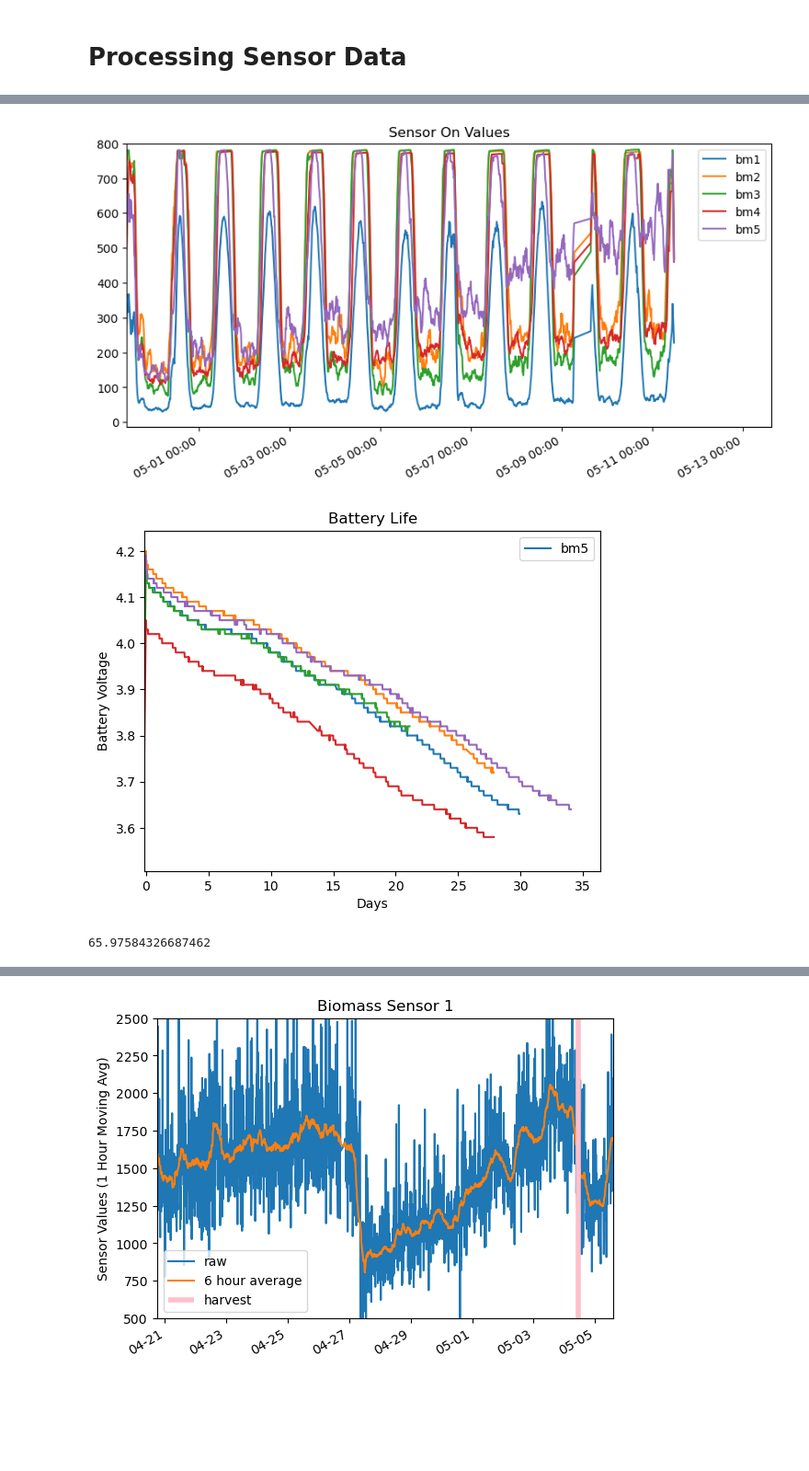
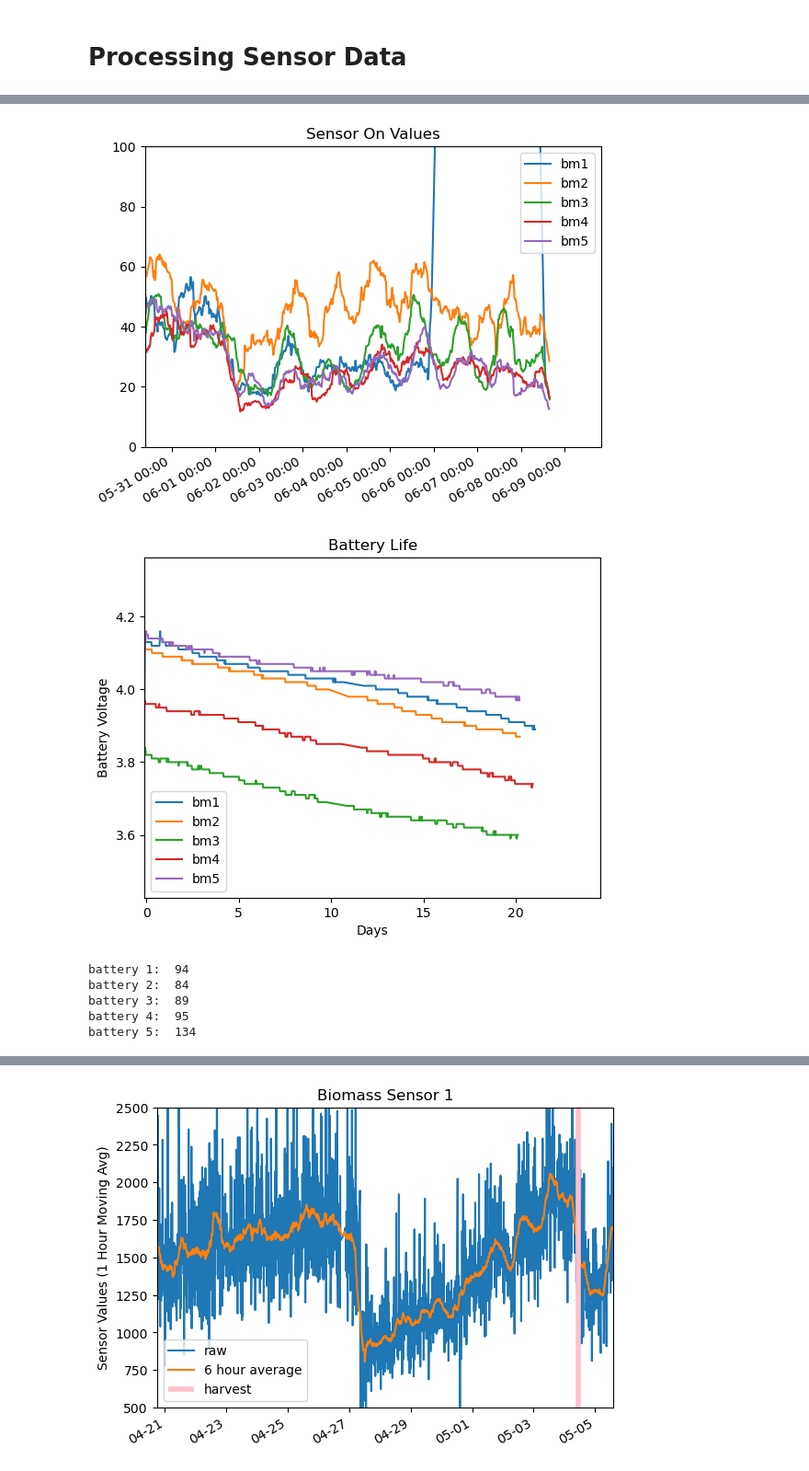
Before and after one commit to wFairmanOlin/Biomass, a Jupyter notebook: data/process_data.ipynb, the cells around one changed output, grey strips where cells are left out. Shown at 92% size. Cells and saved outputs as stored; diff of their text form; code cells hidden in the pictures; blank space fills up the shorter version.

```diff
--- a/data/process_data.ipynb
+++ b/data/process_data.ipynb
@@ -119,28 +114,37 @@ bm5:  2023-05-11 11:33:04-04:00   773   786   65140
 # %%
 # Set date format for x-axis labels
 date_fmt = '%m-%d %H:%M'
 # Use DateFormatter to set the data to the correct format.
 date_formatter = mdates.DateFormatter(date_fmt, tz=(pytz.timezone("US/Eastern")))
 
 
-lower = datetime(2023, 4, 29, hour=10)
+lower = datetime(2023, 5, 30, hour=9, minute=30)
 lower = pytz.timezone("US/Eastern").localize(lower)
+upper = datetime(2023, 6, 9, hour=20, minute=0)
+upper = pytz.timezone("US/Eastern").localize(upper)
 #plot
-plt.figure(figsize=(10,5))
-plt.plot(bm1.d_dt, moving_average(bm1.on, 10))
-plt.plot(bm2.d_dt, moving_average(bm2.on, 10))
-plt.plot(bm3.d_dt, moving_average(bm3.on, 10))
-plt.plot(bm4.d_dt, moving_average(bm4.on, 10))
-plt.plot(bm5.d_dt, moving_average(bm5.on, 10))
-plt.xlim(left=lower)
-plt.ylim(top=800)
+# plt.figure(figsize=(10,5))
+plt.figure()
+plt.plot(bm1.d_dt, moving_average(bm1.on - bm1.off, 24))
+plt.plot(bm2.d_dt, moving_average(bm2.on - bm2.off, 24))
+plt.plot(bm3.d_dt, moving_average(bm3.on - bm3.off, 24))
+plt.plot(bm4.d_dt, moving_average(bm4.on - bm4.off, 24))
+plt.plot(bm5.d_dt, moving_average(bm5.on - bm5.off, 24))
+# plt.plot(bm1.d_dt, moving_average(bm1.on, 2))
+# plt.plot(bm2.d_dt, moving_average(bm2.on, 2))
+# plt.plot(bm3.d_dt, moving_average(bm3.on, 2))
+# plt.plot(bm4.d_dt, moving_average(bm4.on, 2))
+# plt.plot(bm5.d_dt, moving_average(bm5.on, 2))
+plt.xlim(lower, upper)
+plt.ylim(0, 100)
+# plt.hlines(25, 0, 1e6, colors='salmon', linewidth=3)
 plt.title("Sensor On Values")
-plt.legend(['bm1','bm2', 'bm3', 'bm4', 'bm5'])
+plt.legend(['bm1','bm2', 'bm3', 'bm4', 'bm5'], loc='upper right')
 plt.gcf().autofmt_xdate()
 plt.gca().xaxis.set_major_formatter(date_formatter)
 plt.show()
 # %% [output]
-[figure, old version]
+[figure, new version]
 # %%
 bm1_t = mdates.date2num(bm1.s_dt)
 bm2_t = mdates.date2num(bm2.s_dt)
@@ -148,11 +152,11 @@ bm3_t = mdates.date2num(bm3.s_dt)
 bm4_t = mdates.date2num(bm4.s_dt)
 bm5_t = mdates.date2num(bm5.s_dt)
 
-bm1_start = bm1_t[1633]
-bm2_start = bm2_t[812]
-bm3_start = bm3_t[1250]
-bm4_start = bm4_t[755]
-bm5_start = bm5_t[0]
+bm1_start = bm1_t[6285]
+bm2_start = bm2_t[5155]
+bm3_start = bm3_t[4840]
+bm4_start = bm4_t[4880]
+bm5_start = bm5_t[5058]
 
 
 bm1_t = bm1_t - bm1_start
@@ -171,18 +175,27 @@ plt.xlim(left=-.1)
 plt.title("Battery Life")
 plt.ylabel("Battery Voltage")
 plt.xlabel("Days")
-# plt.legend(["bm1", "bm2", "bm3", "bm4", "bm5"], loc='lower left')
-plt.legend(['bm5'])
+plt.legend(["bm1", "bm2", "bm3", "bm4", "bm5"], loc='lower left')
 # plt.savefig("bm5_battery_life.png")
 plt.show()
 # %% [output]
-[figure, old version]
+[figure, new version]
-# %%
-slope, offset = np.polyfit(bm5_t, bm5.battv, 1)
-
-(3.2 - offset)/slope
-# %% [output]
-65.97584326687462
+# %%
+def days_remaining(start, bt, bv):
+    slope, offset = np.polyfit(bt[start:], bv[start:], 1)
+    return int((-1)/slope)
+
+print("battery 1: ", days_remaining(6285, bm1_t, bm1.battv))
+print("battery 2: ", days_remaining(5155, bm2_t, bm2.battv))
+print("battery 3: ", days_remaining(4840, bm3_t, bm3.battv))
+print("battery 4: ", days_remaining(4880, bm4_t, bm4.battv))
+print("battery 5: ", days_remaining(5058, bm5_t, bm5.battv))
+# %% [output]
+battery 1:  94
+battery 2:  84
+battery 3:  89
+battery 4:  95
+battery 5:  134
 # %%
 id = 1
 bmx = bm1
```
Also changed, not shown: parts of 9 cells of this notebook, 12 other files.
